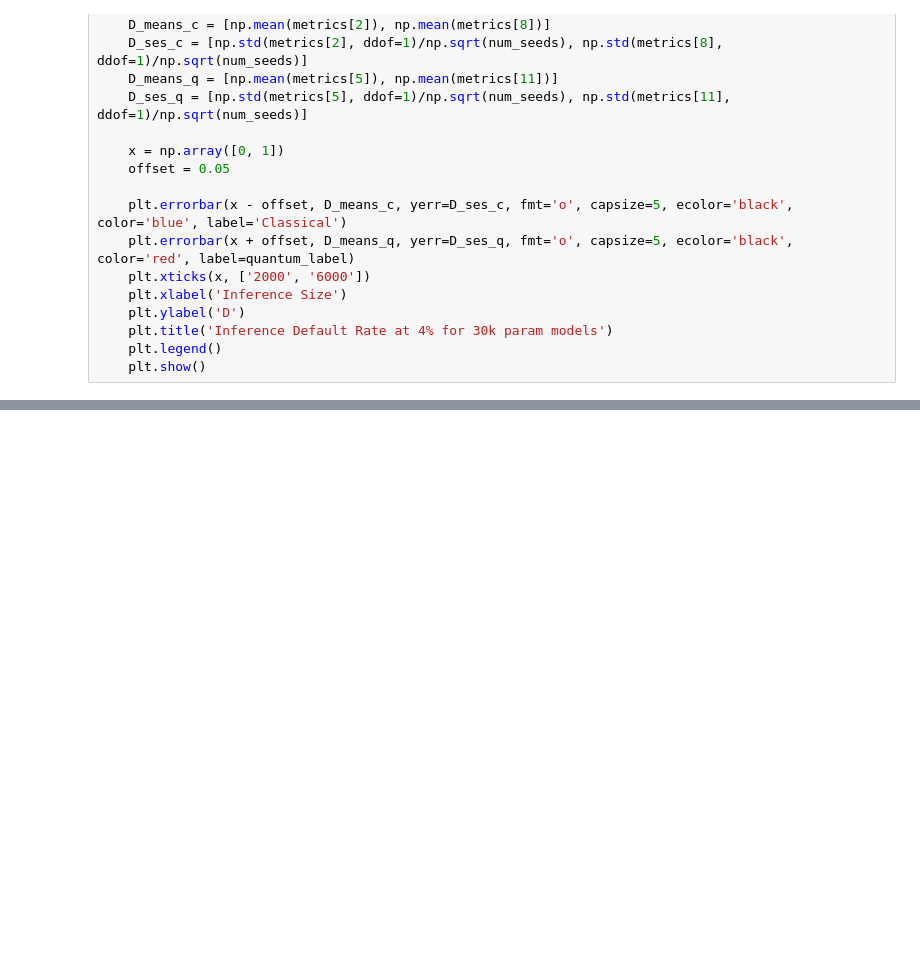
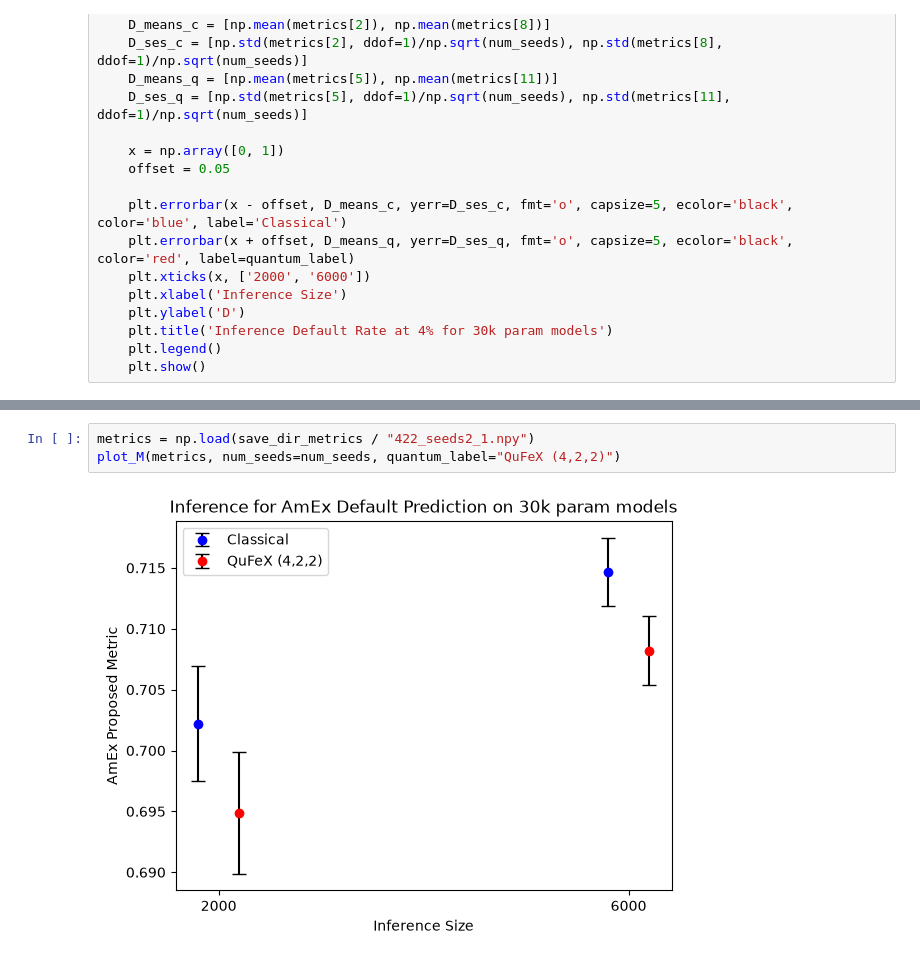
Before and after one commit to benjaminhagan/Quantum-Enhanced-Default-Detection, a Jupyter notebook: Demo Notebooks/StatisticalAnalysis.ipynb, the cells around one changed output, grey strips where cells are left out. Drawn from its saved outputs; the diff is of its cells as text; blank space fills up the shorter version.

```diff
--- a/Demo Notebooks/StatisticalAnalysis.ipynb
+++ b/Demo Notebooks/StatisticalAnalysis.ipynb
@@ -222,0 +266,5 @@ plot_M(metrics_422_unentangled, num_seeds=10, quantum_label="QuFeX (4,2,2) Unent
+# %%
+metrics = np.load(save_dir_metrics / "422_seeds2_1.npy")
+plot_M(metrics, num_seeds=num_seeds, quantum_label="QuFeX (4,2,2)")
+# %% [output]
+[figure, added]
```
Also changed, not shown: parts of 12 cells of this notebook, 6 other files.
